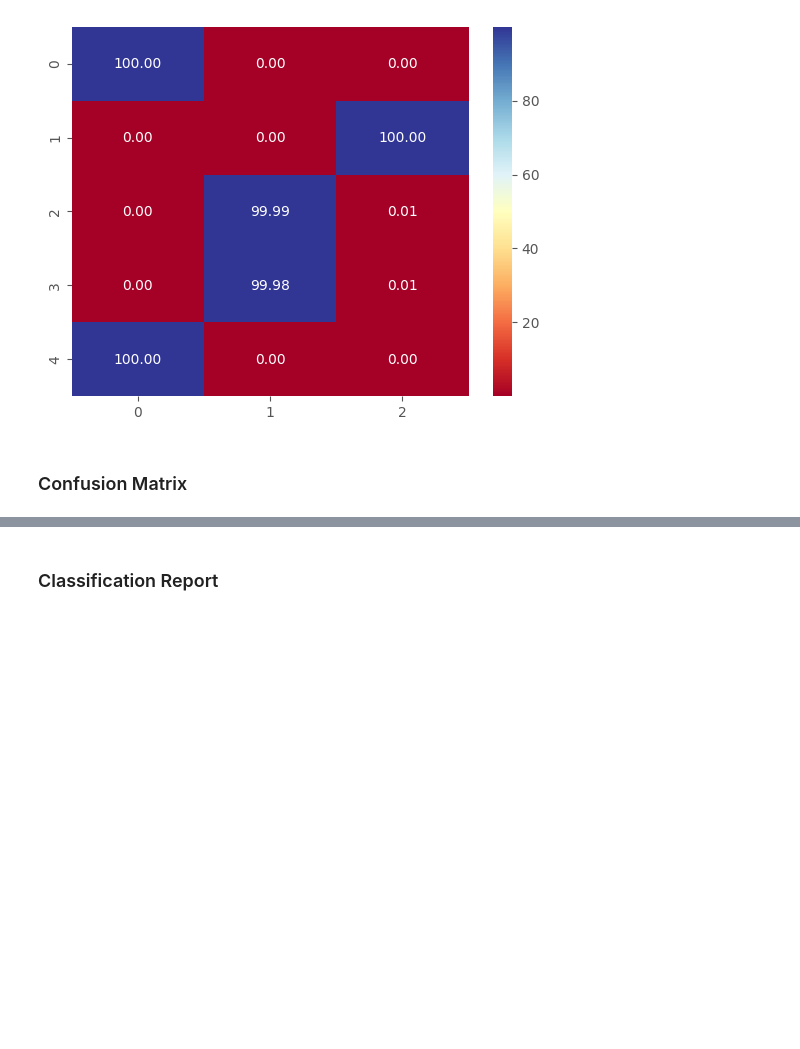
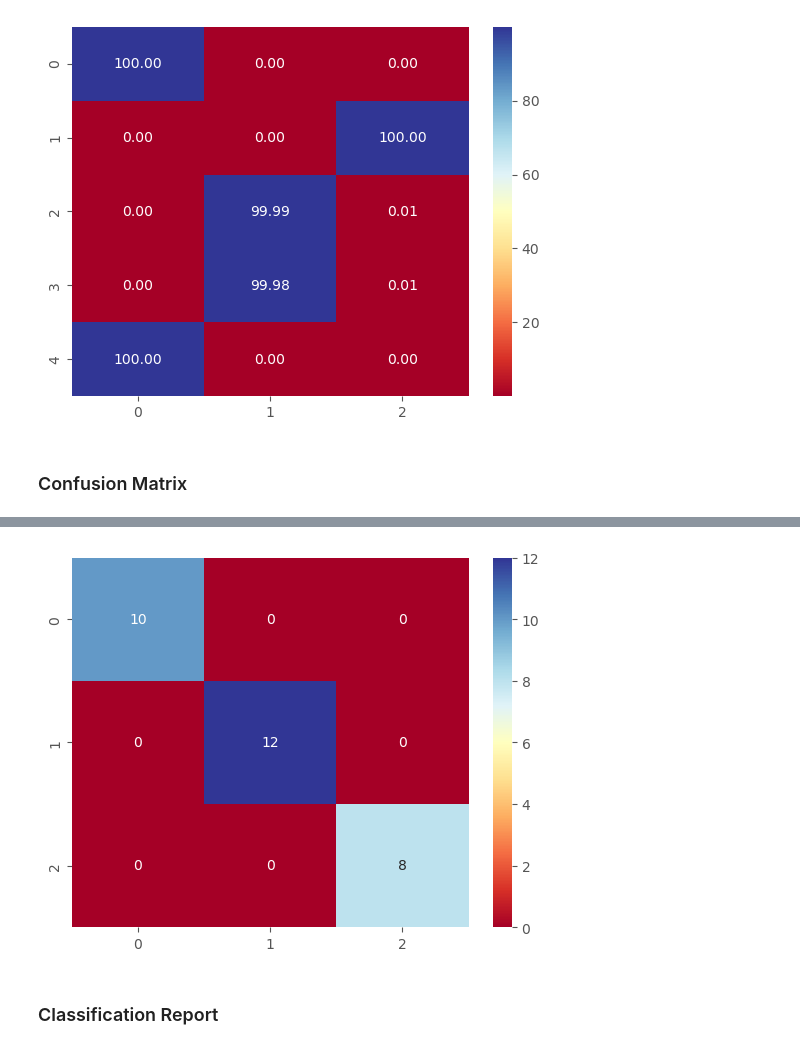
Before and after one commit to thaiduongngo/sunrise-notebooks, a Jupyter notebook: notebooks/ml_ensemble.ipynb, the cells around one changed output, grey strips where cells are left out. Drawn from its saved outputs; the diff is of its cells as text; code cells hidden in the pictures; blank space fills up the shorter version.

```diff
--- a/notebooks/ml_ensemble.ipynb
+++ b/notebooks/ml_ensemble.ipynb
@@ -505,6 +506,8 @@ NameError: name 'confusion_matrix' is not defined
 # %%
-cm1_gbc = confusion_matrix(y_true=y1_test, y_pred=y1_gbc_pred)
+cm1_gbc = metrics.confusion_matrix(y_true=y1_test, y_pred=y1_gbc_pred)
 sns.heatmap(cm1_gbc, annot=True, cmap=COLOR_MAP, fmt=".0f");
+# %% [output]
+[figure, added]
 # %% [markdown]
 ### Classification Report
 # %%
```
Also changed, not shown: parts of 18 cells of this notebook.
